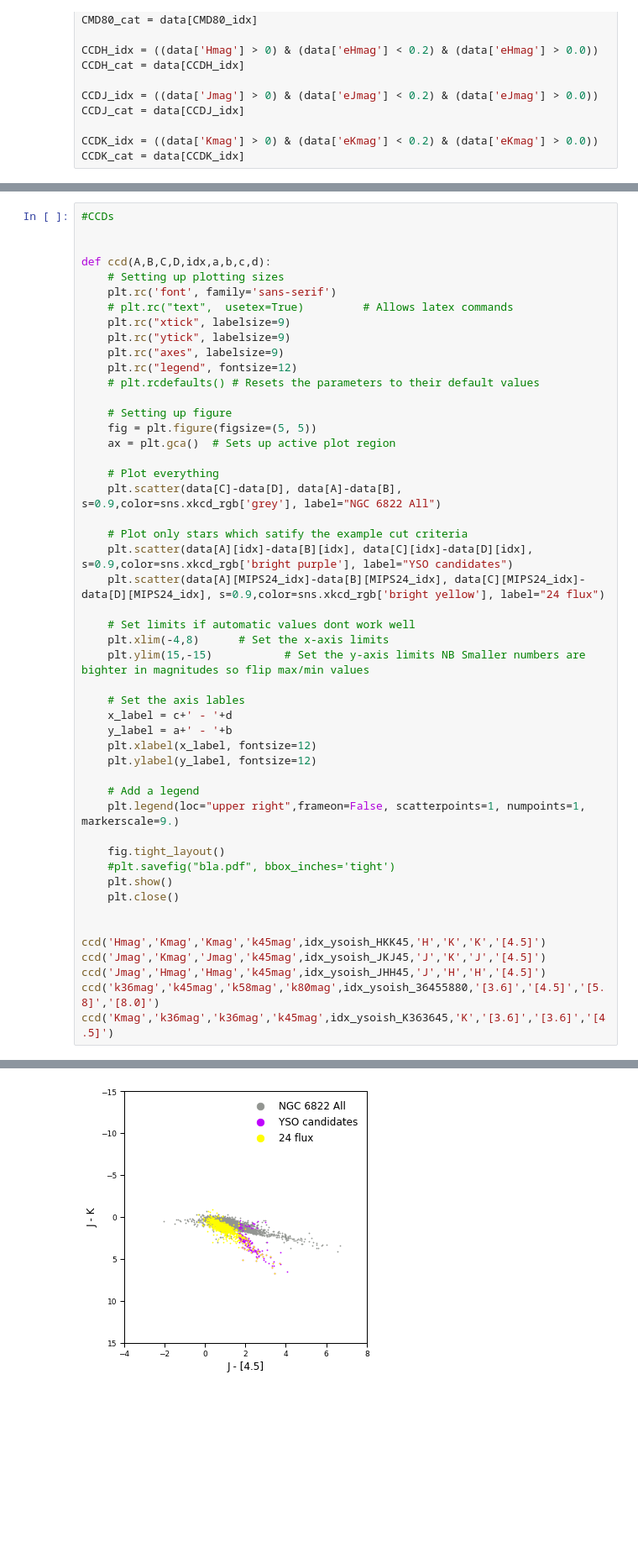
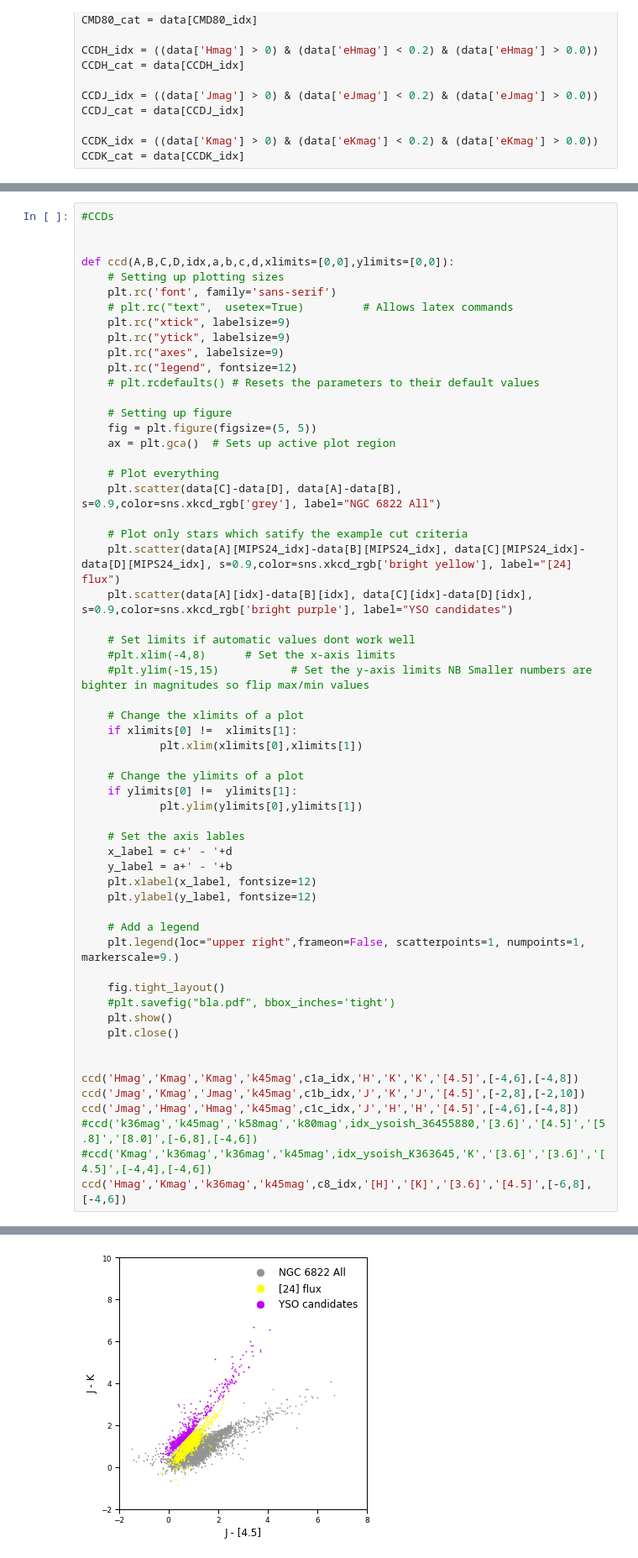
Before and after one commit to MichaelSharp7/YSOs, a Jupyter notebook: NGC6822_eg_trial.ipynb, the cells around one changed output, grey strips where cells are left out. Shown at 84% size. Cells and saved outputs as stored; diff of their text form; blank space fills up the shorter version.

```diff
--- a/NGC6822_eg_trial.ipynb
+++ b/NGC6822_eg_trial.ipynb
@@ -879,7 +1025,7 @@ plt.legend(loc="upper right",frameon=False, scatterpoints=1, numpoints=1, marker
 #CCDs
 
 
-def ccd(A,B,C,D,idx,a,b,c,d):
+def ccd(A,B,C,D,idx,a,b,c,d,xlimits=[0,0],ylimits=[0,0]):
     # Setting up plotting sizes
     plt.rc('font', family='sans-serif')
     # plt.rc("text",  usetex=True)         # Allows latex commands
@@ -897,12 +1043,20 @@ def ccd(A,B,C,D,idx,a,b,c,d):
     plt.scatter(data[C]-data[D], data[A]-data[B], s=0.9,color=sns.xkcd_rgb['grey'], label="NGC 6822 All")
 
     # Plot only stars which satify the example cut criteria
+    plt.scatter(data[A][MIPS24_idx]-data[B][MIPS24_idx], data[C][MIPS24_idx]-data[D][MIPS24_idx], s=0.9,color=sns.xkcd_rgb['bright yellow'], label="[24] flux")
     plt.scatter(data[A][idx]-data[B][idx], data[C][idx]-data[D][idx], s=0.9,color=sns.xkcd_rgb['bright purple'], label="YSO candidates")
-    plt.scatter(data[A][MIPS24_idx]-data[B][MIPS24_idx], data[C][MIPS24_idx]-data[D][MIPS24_idx], s=0.9,color=sns.xkcd_rgb['bright yellow'], label="24 flux")
 
     # Set limits if automatic values dont work well
-    plt.xlim(-4,8)      # Set the x-axis limits
-    plt.ylim(15,-15)           # Set the y-axis limits NB Smaller numbers are bighter in magnitudes so flip max/min values
+    #plt.xlim(-4,8)      # Set the x-axis limits
+    #plt.ylim(-15,15)           # Set the y-axis limits NB Smaller numbers are bighter in magnitudes so flip max/min values
+
+    # Change the xlimits of a plot
+    if xlimits[0] !=  xlimits[1]:
+            plt.xlim(xlimits[0],xlimits[1])
+
+    # Change the ylimits of a plot
+    if ylimits[0] !=  ylimits[1]:
+            plt.ylim(ylimits[0],ylimits[1])
 
     # Set the axis lables
     x_label = c+' - '+d
@@ -919,9 +1073,10 @@ def ccd(A,B,C,D,idx,a,b,c,d):
     plt.close()
 
 
-ccd('Hmag','Kmag','Kmag','k45mag',idx_ysoish_HKK45,'H','K','K','[4.5]')
-ccd('Jmag','Kmag','Jmag','k45mag',idx_ysoish_JKJ45,'J','K','J','[4.5]')
-ccd('Jmag','Hmag','Hmag','k45mag',idx_ysoish_JHH45,'J','H','H','[4.5]')
-ccd('k36mag','k45mag','k58mag','k80mag',idx_ysoish_36455880,'[3.6]','[4.5]','[5.8]','[8.0]')
-ccd('Kmag','k36mag','k36mag','k45mag',idx_ysoish_K363645,'K','[3.6]','[3.6]','[4.5]')
+ccd('Hmag','Kmag','Kmag','k45mag',c1a_idx,'H','K','K','[4.5]',[-4,6],[-4,8])
+ccd('Jmag','Kmag','Jmag','k45mag',c1b_idx,'J','K','J','[4.5]',[-2,8],[-2,10])
+ccd('Jmag','Hmag','Hmag','k45mag',c1c_idx,'J','H','H','[4.5]',[-4,6],[-4,8])
+#ccd('k36mag','k45mag','k58mag','k80mag',idx_ysoish_36455880,'[3.6]','[4.5]','[5.8]','[8.0]',[-6,8],[-4,6])
+#ccd('Kmag','k36mag','k36mag','k45mag',idx_ysoish_K363645,'K','[3.6]','[3.6]','[4.5]',[-4,4],[-4,6])
+ccd('Hmag','Kmag','k36mag','k45mag',c8_idx,'[H]','[K]','[3.6]','[4.5]',[-6,8],[-4,6])
 # %% [output]
@@ -929 +1084 @@ ccd('Kmag','k36mag','k36mag','k45mag',idx_ysoish_K363645,'K','[3.6]','[3.6]','[4
-[figure, old version]
+[figure, new version]
```
Also changed, not shown: parts of 14 cells of this notebook.
